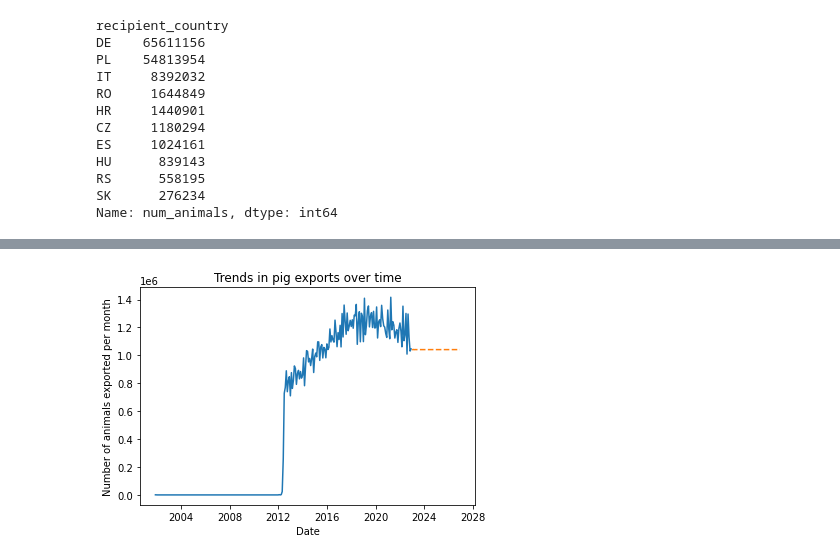
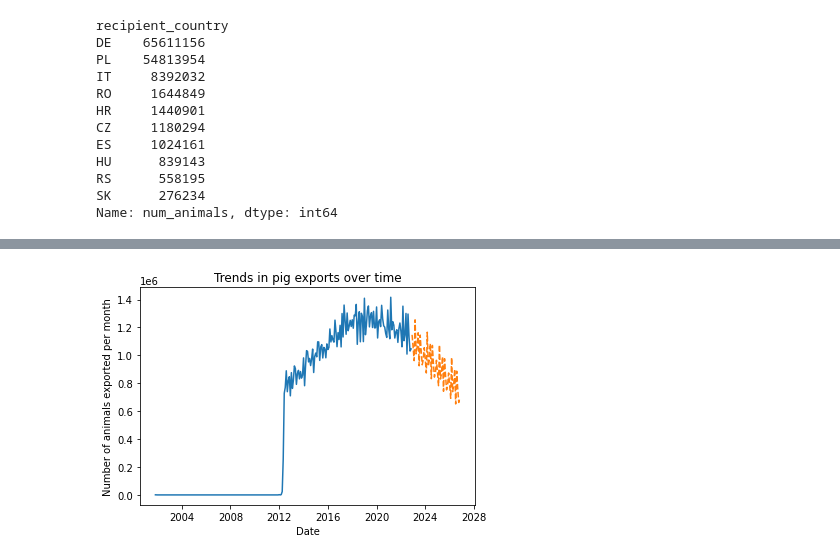
Before and after one commit to Bogdan0002/DanishCrown_export_analysis, a Jupyter notebook: DCexport_analysis.ipynb, the cells around one changed output, grey strips where cells are left out. Drawn from its saved outputs; the diff is of its cells as text; code cells hidden in the pictures.

```diff
--- a/DCexport_analysis.ipynb
+++ b/DCexport_analysis.ipynb
@@ -177,26 +177,28 @@ Sender 990 exported 304 pigs to DE
 # %%
 # ATTEMPTING TO CREATE A PREDICTION MODEL FOR THE EXPORT TREND...
 
+# load the data
 df = pd.read_csv('all_exports.csv', parse_dates=['transport_date'])
-# aggregate the data to a monthly level
-monthly_data = df.resample('M', on='transport_date')['num_animals'].sum().reset_index()
 
-# set the date column as the DataFrame index
-monthly_data.set_index('transport_date', inplace=True)
+# resample the data to monthly frequency and set the index
+monthly_data = (df.set_index('transport_date')
+                .resample('MS')
+                .agg({'num_animals': 'sum'})
+               )
 
-# train the ARIMA model
-model = ARIMA(monthly_data, order=(1,1,0))
+# fit a seasonal ARIMA model
+model = SARIMAX(monthly_data, order=(1, 1, 0), seasonal_order=(1, 1, 0, 12))
 results = model.fit()
 
 # forecast future values
 forecast = results.forecast(steps=48)
 
 # plot the historical and forecasted values
 plt.plot(monthly_data.index, monthly_data.values)
 plt.plot(forecast.index, forecast.values, linestyle='--')
 plt.xlabel('Date')
 plt.ylabel('Number of animals exported per month')
 plt.title('Trends in pig exports over time')
 plt.show()
 # %% [output]
-[figure, old version]
+[figure, new version]
```
Also changed, not shown: parts of 1 cell of this notebook.
